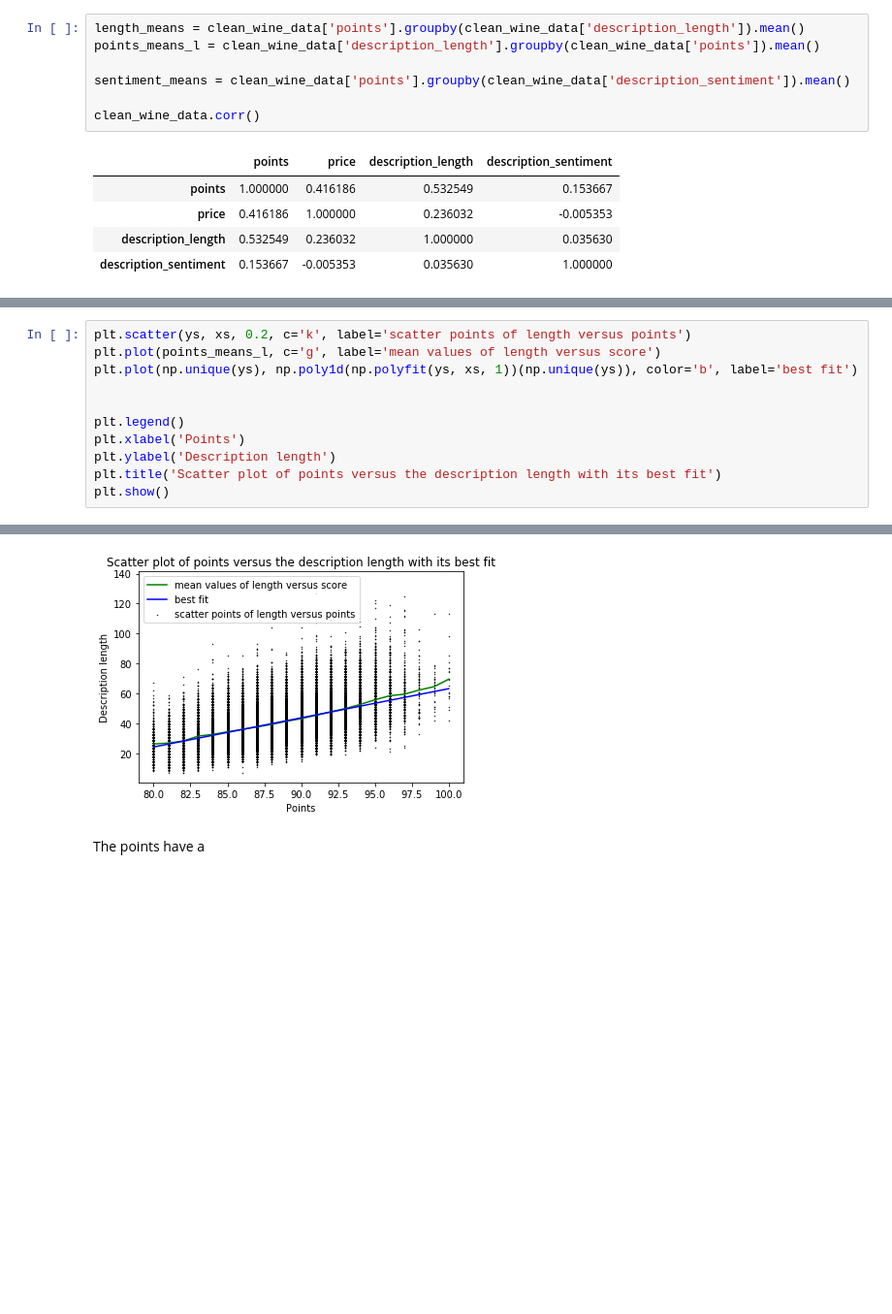
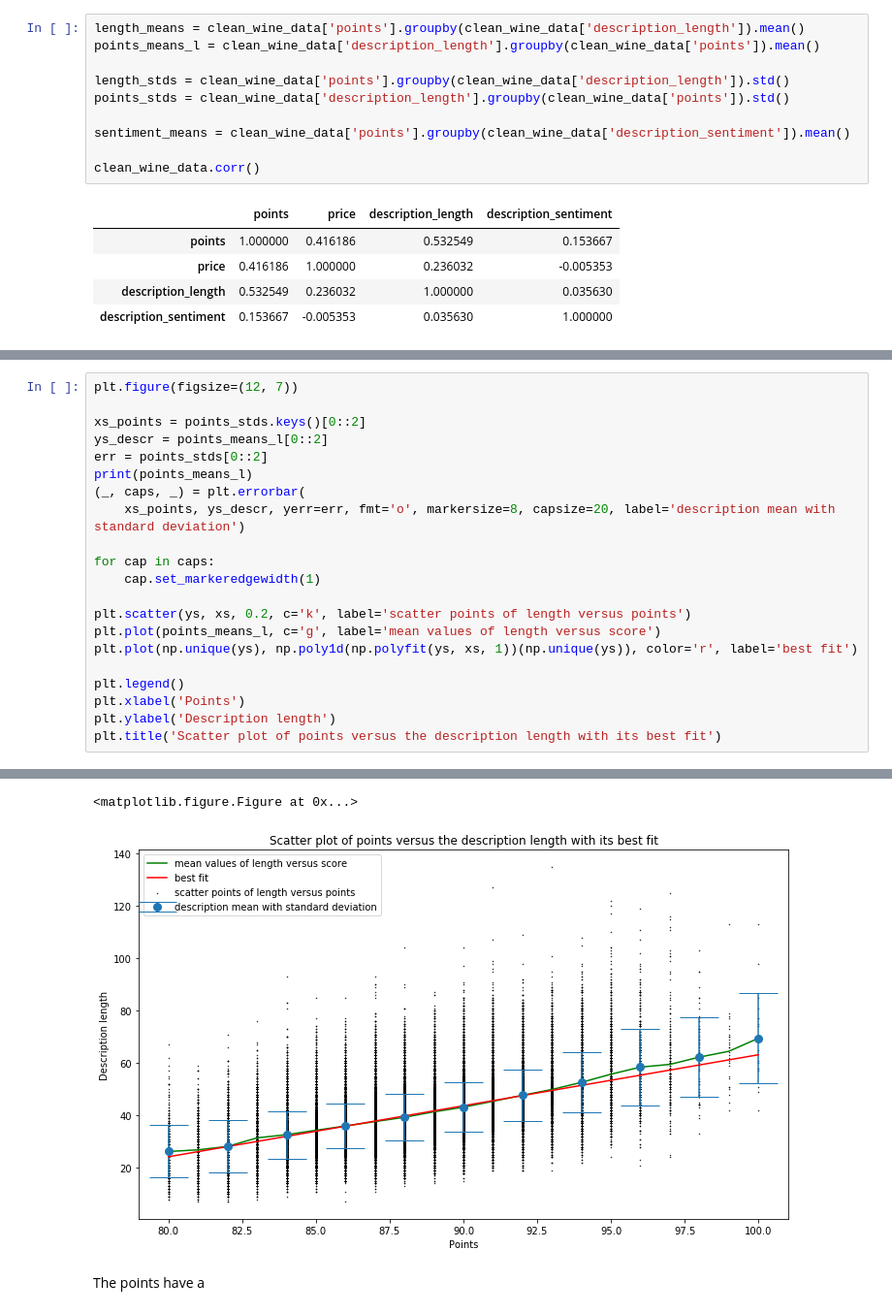
Before and after one commit to JowehL/SDA-Project, a Jupyter notebook: description_corr.ipynb, the cells around one changed output, grey strips where cells are left out. Shown at 97% size. Drawn from its saved outputs; the diff is of its cells as text; blank space fills up the shorter version.

```diff
--- a/description_corr.ipynb
+++ b/description_corr.ipynb
@@ -39,6 +39,9 @@ clean_wine_data.head()
 length_means = clean_wine_data['points'].groupby(clean_wine_data['description_length']).mean()
 points_means_l = clean_wine_data['description_length'].groupby(clean_wine_data['points']).mean()
 
+length_stds = clean_wine_data['points'].groupby(clean_wine_data['description_length']).std()
+points_stds = clean_wine_data['description_length'].groupby(clean_wine_data['points']).std()
+
 sentiment_means = clean_wine_data['points'].groupby(clean_wine_data['description_sentiment']).mean()
 
 clean_wine_data.corr()
@@ -67,14 +77,24 @@ plt.show()
 # %% [output]
 [figure]
 # %%
+plt.figure(figsize=(12, 7))
+
+xs_points = points_stds.keys()[0::2]
+ys_descr = points_means_l[0::2]
+err = points_stds[0::2]
+print(points_means_l)
+(_, caps, _) = plt.errorbar(
+    xs_points, ys_descr, yerr=err, fmt='o', markersize=8, capsize=20, label='description mean with standard deviation')
+
+for cap in caps:
+    cap.set_markeredgewidth(1)
+
 plt.scatter(ys, xs, 0.2, c='k', label='scatter points of length versus points')
 plt.plot(points_means_l, c='g', label='mean values of length versus score')
-plt.plot(np.unique(ys), np.poly1d(np.polyfit(ys, xs, 1))(np.unique(ys)), color='b', label='best fit')
-
+plt.plot(np.unique(ys), np.poly1d(np.polyfit(ys, xs, 1))(np.unique(ys)), color='r', label='best fit')
 
 plt.legend()
 plt.xlabel('Points')
 plt.ylabel('Description length')
 plt.title('Scatter plot of points versus the description length with its best fit')
-plt.show()
 # %% [output]
@@ -81,4 +118,5 @@ plt.show()
+<matplotlib.figure.Figure at 0x...>
-[figure, old version]
+[figure, new version]
 # %% [markdown]
 The points have a
 # %%
```
Also changed, not shown: parts of 2 cells of this notebook, 4 other files.
